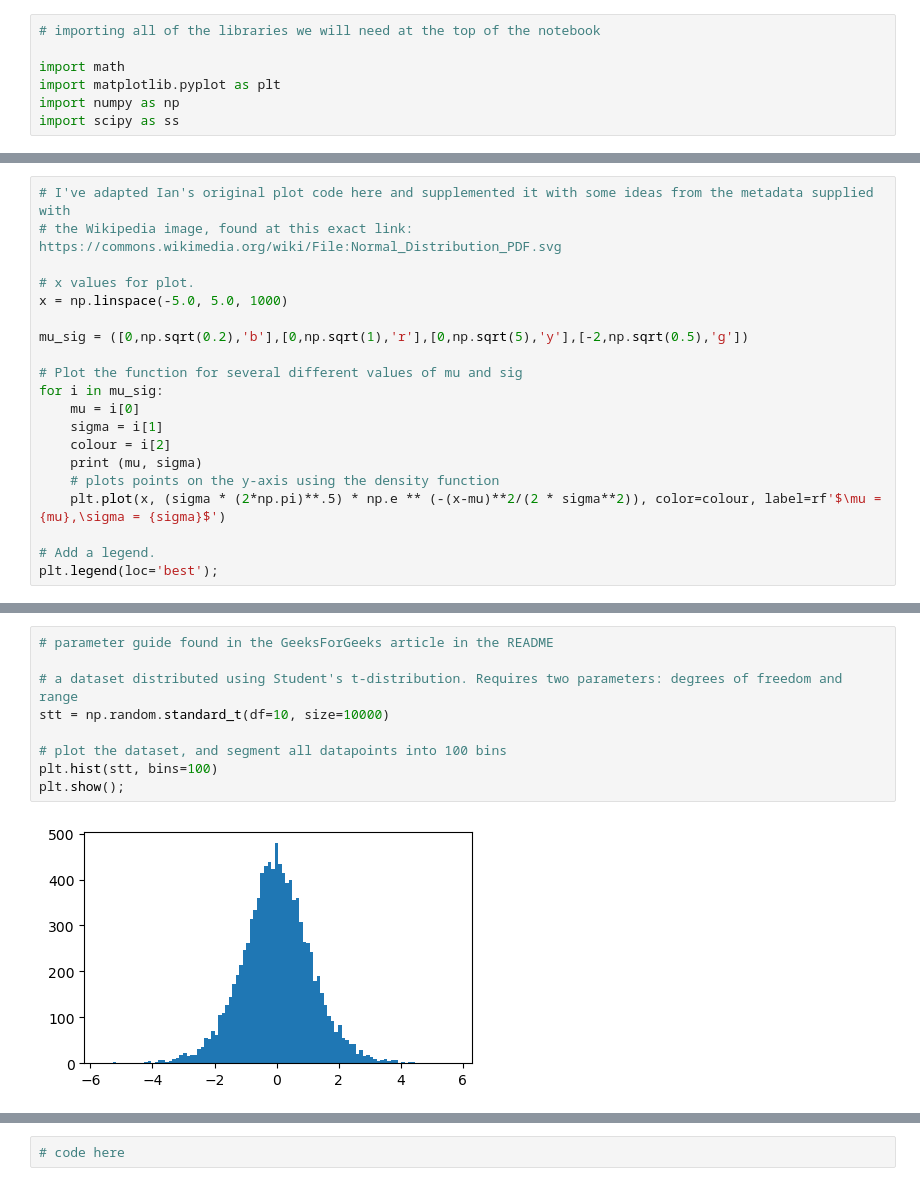
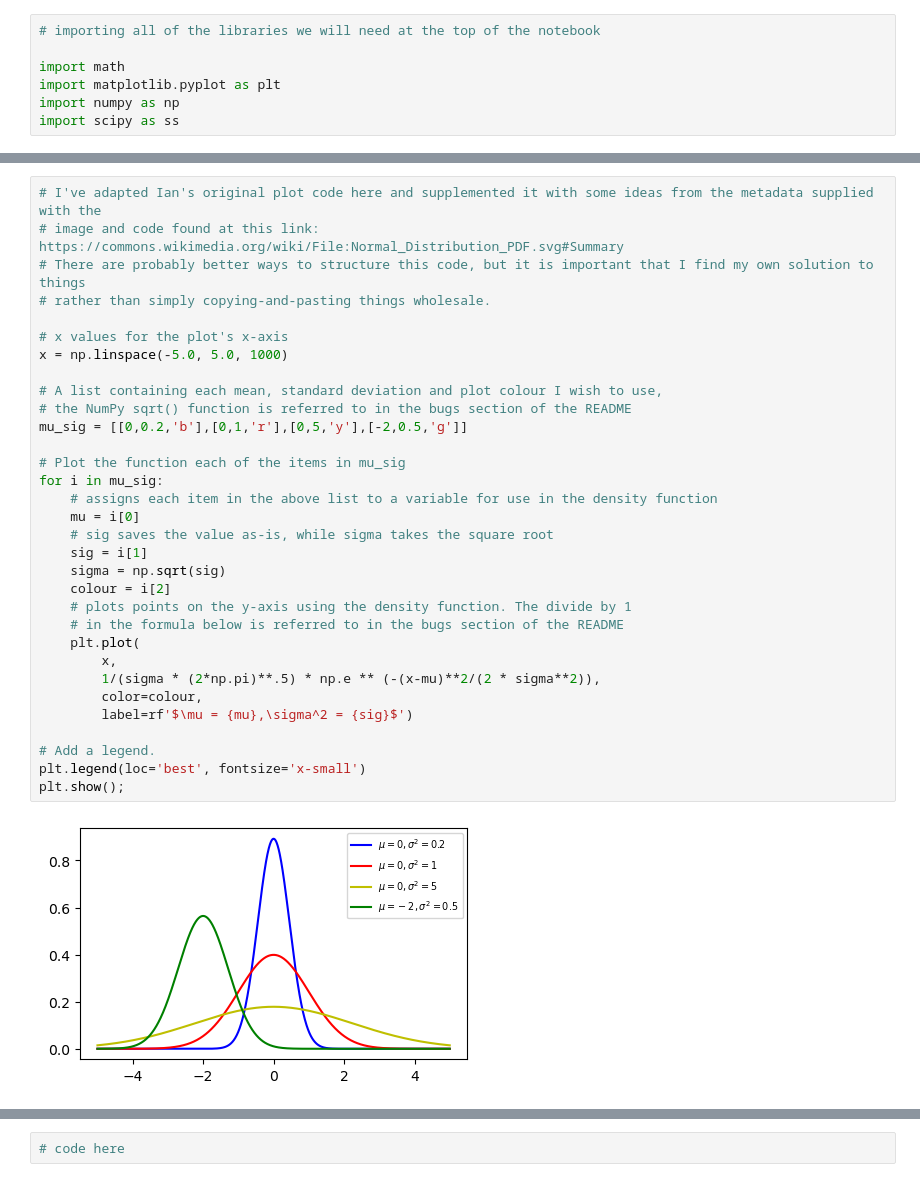
Before and after one commit to kiehozero/atu-fundda2022, a Jupyter notebook: practicals/00-normal-distribution.ipynb, the cells around one changed output, grey strips where cells are left out. Drawn from its saved outputs; the diff is of its cells as text.

Commit message:
Bugfix: norm dist PDF and Cauchy dist, amendments to structure and EncycBrit citation.

```diff
--- a/practicals/00-normal-distribution.ipynb
+++ b/practicals/00-normal-distribution.ipynb
@@ -43,20 +26,0 @@ plt.show();
-# %%
-# I've adapted Ian's original plot code here and supplemented it with some ideas from the metadata supplied with
-# the Wikipedia image, found at this exact link: https://commons.wikimedia.org/wiki/File:Normal_Distribution_PDF.svg
-
-# x values for plot.
-x = np.linspace(-5.0, 5.0, 1000)
-
-mu_sig = ([0,np.sqrt(0.2),'b'],[0,np.sqrt(1),'r'],[0,np.sqrt(5),'y'],[-2,np.sqrt(0.5),'g'])
-
-# Plot the function for several different values of mu and sig
-for i in mu_sig:
-    mu = i[0]
-    sigma = i[1]
-    colour = i[2]
-    print (mu, sigma)
-    # plots points on the y-axis using the density function
-    plt.plot(x, (sigma * (2*np.pi)**.5) * np.e ** (-(x-mu)**2/(2 * sigma**2)), color=colour, label=rf'$\mu = {mu},\sigma = {sigma}$')
-
-# Add a legend.
-plt.legend(loc='best');
@@ -102,11 +27,34 @@ plt.show();
-# %%
-# parameter guide found in the GeeksForGeeks article in the README
-
-# a dataset distributed using Student's t-distribution. Requires two parameters: degrees of freedom and range
-stt = np.random.standard_t(df=10, size=10000)
-
-# plot the dataset, and segment all datapoints into 100 bins
-plt.hist(stt, bins=100)
-plt.show();
-# %% [output]
-[figure, removed]
+# %%
+# I've adapted Ian's original plot code here and supplemented it with some ideas from the metadata supplied with the
+# image and code found at this link: https://commons.wikimedia.org/wiki/File:Normal_Distribution_PDF.svg#Summary
+# There are probably better ways to structure this code, but it is important that I find my own solution to things
+# rather than simply copying-and-pasting things wholesale.
+
+# x values for the plot's x-axis
+x = np.linspace(-5.0, 5.0, 1000)
+
+# A list containing each mean, standard deviation and plot colour I wish to use,
+# the NumPy sqrt() function is referred to in the bugs section of the README
+mu_sig = [[0,0.2,'b'],[0,1,'r'],[0,5,'y'],[-2,0.5,'g']]
+
+# Plot the function each of the items in mu_sig
+for i in mu_sig:
+    # assigns each item in the above list to a variable for use in the density function
+    mu = i[0]
+    # sig saves the value as-is, while sigma takes the square root
+    sig = i[1]
+    sigma = np.sqrt(sig)
+    colour = i[2]
+    # plots points on the y-axis using the density function. The divide by 1
+    # in the formula below is referred to in the bugs section of the README
+    plt.plot(
+        x,
+        1/(sigma * (2*np.pi)**.5) * np.e ** (-(x-mu)**2/(2 * sigma**2)),
+        color=colour,
+        label=rf'$\mu = {mu},\sigma^2 = {sig}$')
+
+# Add a legend.
+plt.legend(loc='best', fontsize='x-small')
+plt.show();
+# %% [output]
+[figure, added]
```
Also changed, not shown: parts of 14 cells of this notebook, 1 other file.
